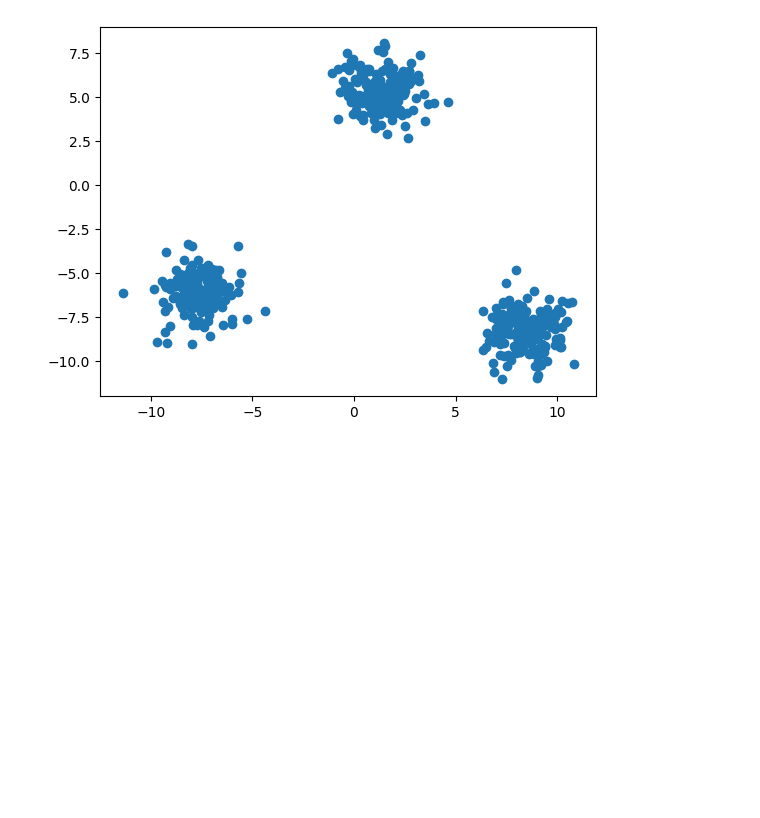
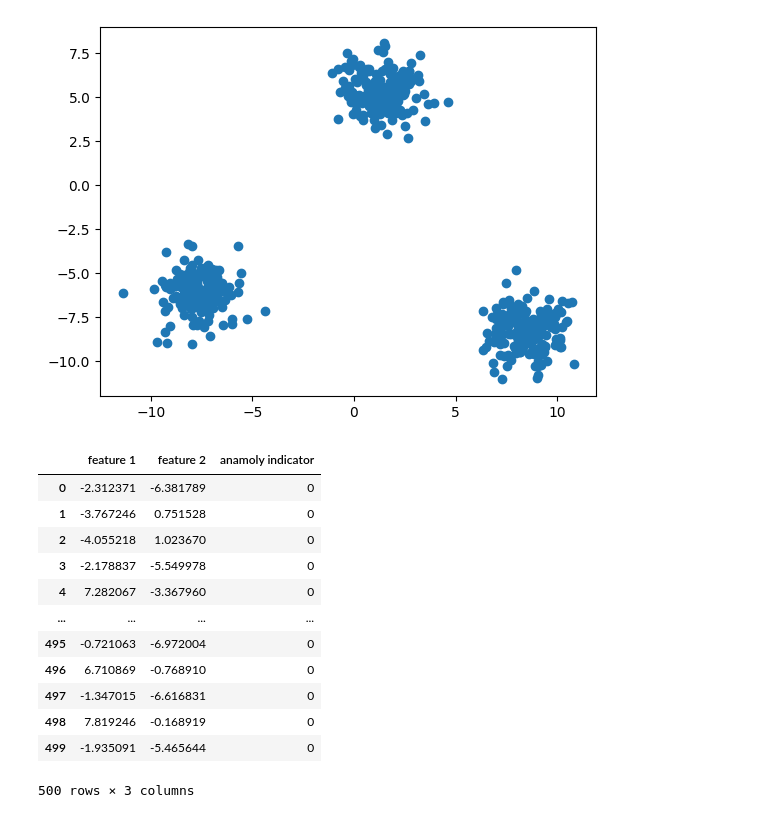
Before and after one commit to ujjwal-basnet/gaussian-mixture, a Jupyter notebook: Anomaly_Detection-gmm.ipynb, the cells around one changed output. Saved outputs shown, nothing was run; the diff lists cells and outputs as text; code cells hidden in the pictures; blank space fills up the shorter version.

```diff
--- a/Anomaly_Detection-gmm.ipynb
+++ b/Anomaly_Detection-gmm.ipynb
@@ -50,0 +26,17 @@ plt.scatter(X_normal[: , 0]  , X_normal[: , 1 ])
+# %%
+#putting data inside datafrme
+pd.DataFrame({'feature 1 '  : X_normal[: , 0 ].ravel() , 'feature 2 ' : X_normal[: , 1 ].ravel() , 'anamoly indicator' : 0 })
+# %% [output]
+|  | feature 1 | feature 2 | anamoly indicator |
+| 0 | -2.312371 | -6.381789 | 0 |
+| 1 | -3.767246 | 0.751528 | 0 |
+| 2 | -4.055218 | 1.023670 | 0 |
+| 3 | -2.178837 | -5.549978 | 0 |
+| 4 | 7.282067 | -3.367960 | 0 |
+| ... | ... | ... | ... |
+| 495 | -0.721063 | -6.972004 | 0 |
+| 496 | 6.710869 | -0.768910 | 0 |
+| 497 | -1.347015 | -6.616831 | 0 |
+| 498 | 7.819246 | -0.168919 | 0 |
+| 499 | -1.935091 | -5.465644 | 0 |
+500 rows × 3 columns
```
Also changed, not shown: parts of 8 cells of this notebook, 1 other file.
